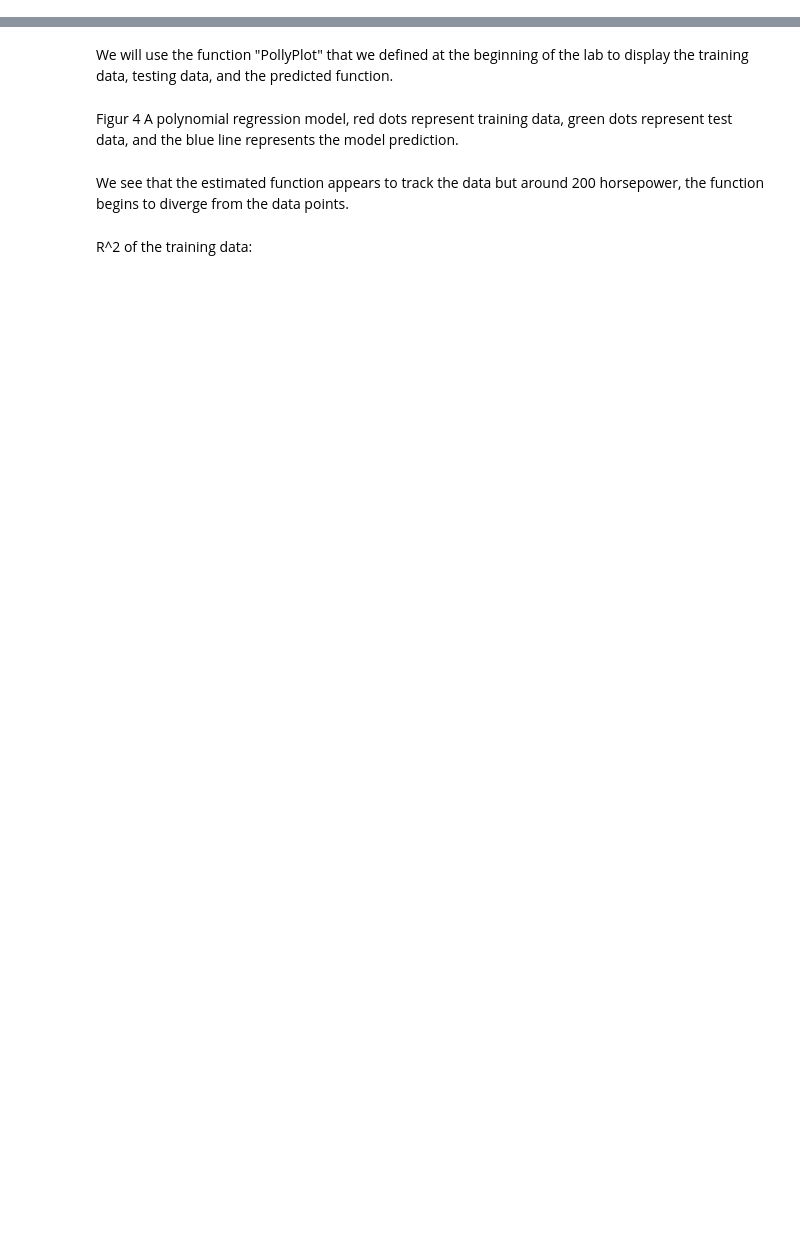
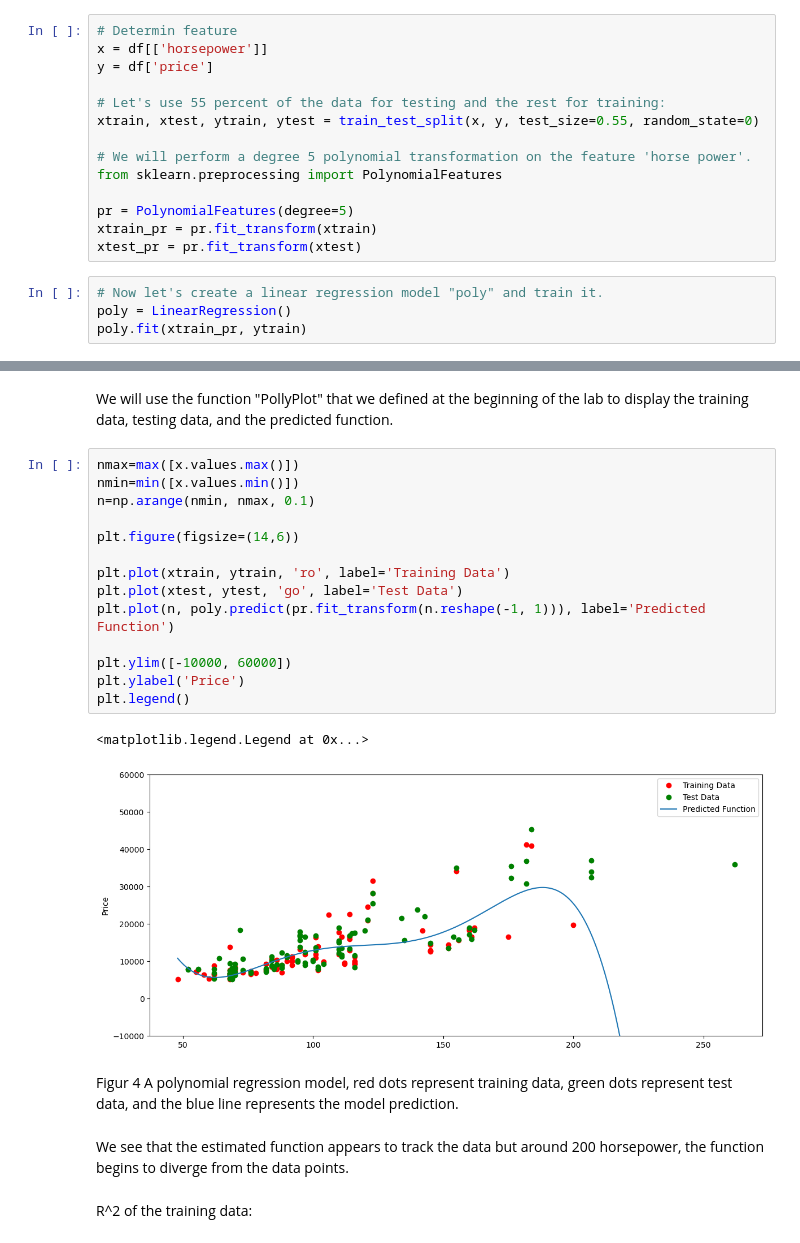
Before and after one commit to QuynhTrinhNhu/Data-Analysis-with-Python, a Jupyter notebook: Car Price Analysis-Part 2-Model Development.ipynb, the cells around one changed output, grey strips where cells are left out. Drawn from its saved outputs; the diff is of its cells as text; blank space fills up the shorter version.

```diff
--- a/Car Price Analysis-Part 2-Model Development.ipynb
+++ b/Car Price Analysis-Part 2-Model Development.ipynb
@@ -1104,0 +1257,18 @@ Let's take the first five predicted values and compare it to the actual targets.
+# %%
+# Determin feature
+x = df[['horsepower']]
+y = df['price']
+
+# Let's use 55 percent of the data for testing and the rest for training:
+xtrain, xtest, ytrain, ytest = train_test_split(x, y, test_size=0.55, random_state=0)
+
+# We will perform a degree 5 polynomial transformation on the feature 'horse power'.
+from sklearn.preprocessing import PolynomialFeatures
+
+pr = PolynomialFeatures(degree=5)
+xtrain_pr = pr.fit_transform(xtrain)
+xtest_pr = pr.fit_transform(xtest)
+# %%
+# Now let's create a linear regression model "poly" and train it.
+poly = LinearRegression()
+poly.fit(xtrain_pr, ytrain)
@@ -1105,5 +1288,22 @@ Let's take the first five predicted values and compare it to the actual targets.
 # %% [markdown]
 We will use the function "PollyPlot" that we defined at the beginning of the lab to display the training data, testing data, and the predicted function.
+# %%
+nmax=max([x.values.max()])
+nmin=min([x.values.min()])
+n=np.arange(nmin, nmax, 0.1)
+
+plt.figure(figsize=(14,6))
+
+plt.plot(xtrain, ytrain, 'ro', label='Training Data')
+plt.plot(xtest, ytest, 'go', label='Test Data')
+plt.plot(n, poly.predict(pr.fit_transform(n.reshape(-1, 1))), label='Predicted Function')
+
+plt.ylim([-10000, 60000])
+plt.ylabel('Price')
+plt.legend()
+# %% [output]
+<matplotlib.legend.Legend at 0x...>
+[figure, added]
 # %% [markdown]
 Figur 4 A polynomial regression model, red dots represent training data, green dots represent test data, and the blue line represents the model prediction.
 # %% [markdown]
```
Also changed, not shown: parts of 151 cells of this notebook.
